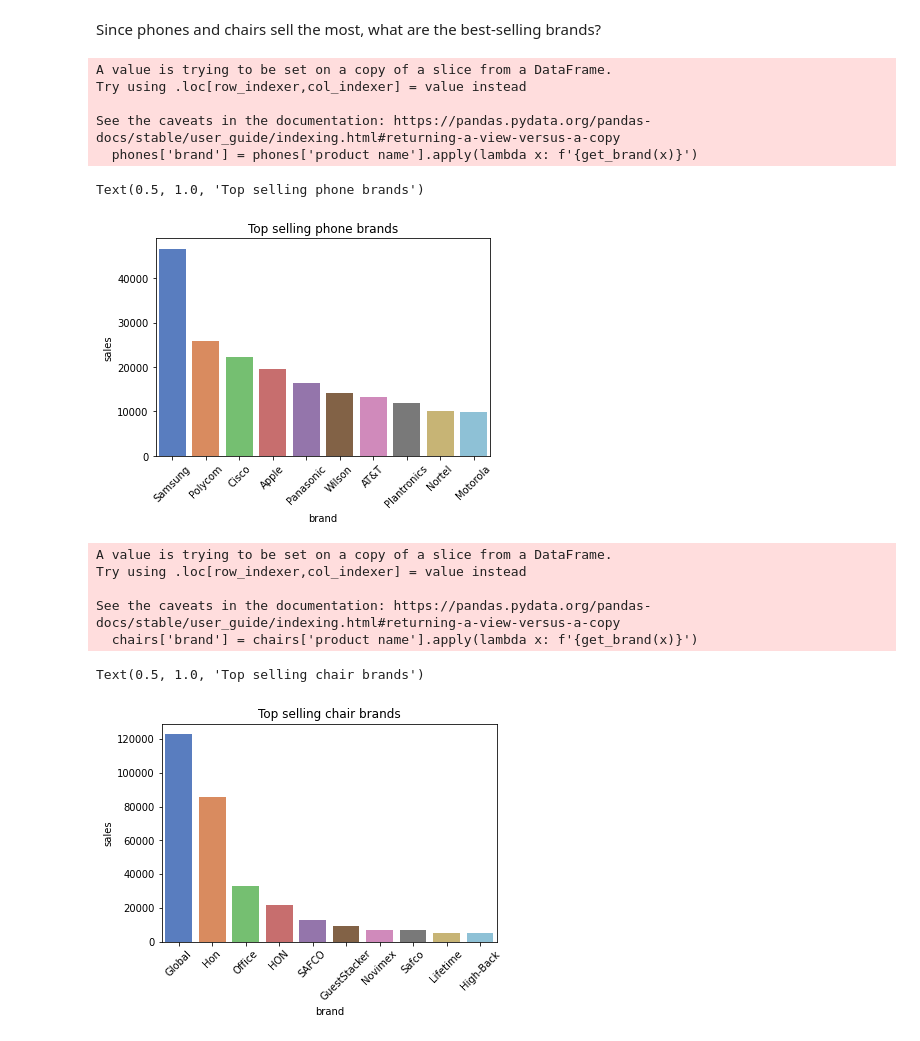
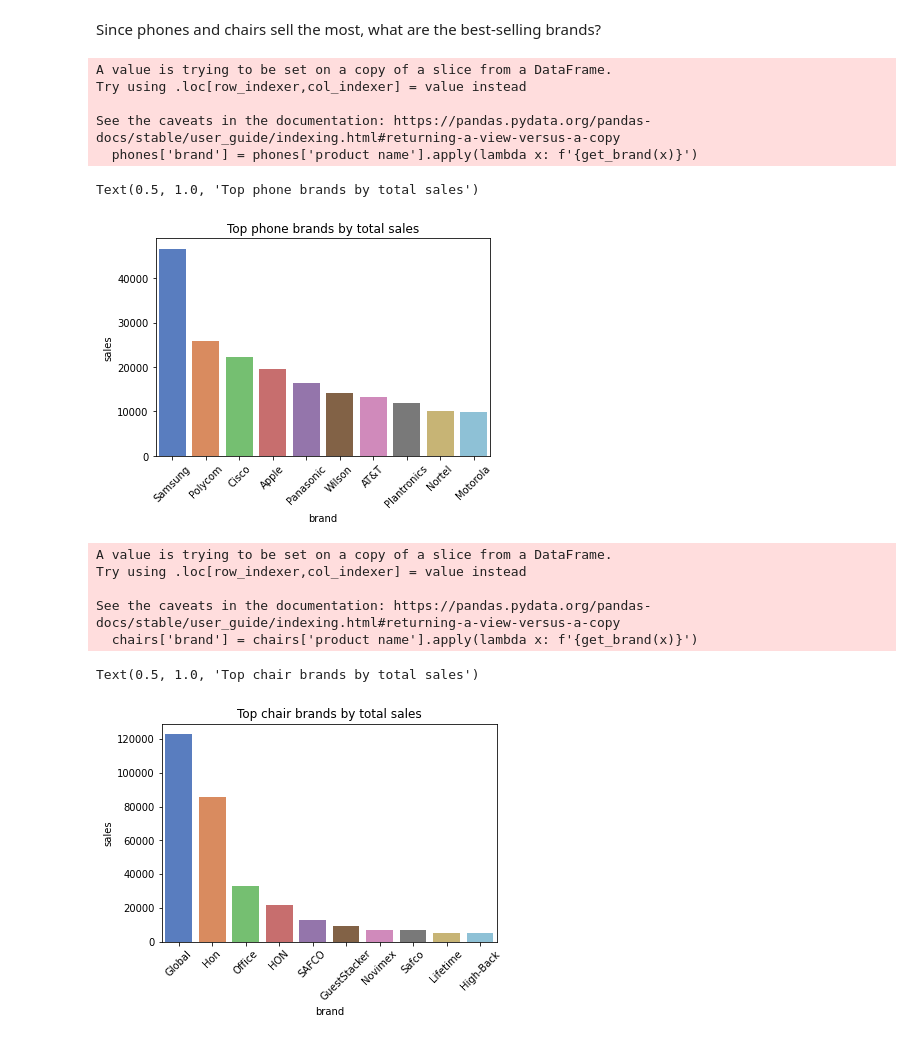
Before and after one commit to artemedius/repo, a Jupyter notebook: superstore.ipynb, the cells around one changed output. Cells and saved outputs as stored; diff of their text form; code cells hidden in the pictures.

```diff
--- a/superstore.ipynb
+++ b/superstore.ipynb
@@ -55,26 +60,25 @@ Since phones and chairs sell the most, what are the best-selling brands?
 # %%
 phones = df.loc[df['sub-category'] == 'Phones']
 
 def get_brand(x):
     return x.split(' ')[0].strip(' ')
 phones['brand'] = phones['product name'].apply(lambda x: f'{get_brand(x)}')
 brands = pd.DataFrame(phones.groupby('brand')['sales'].sum()).reset_index()
 brandshort = brands.sort_values(by='sales', ascending=False)[0:10]
 brandshort['percent'] = brandshort['sales']/brandshort['sales'].sum()
 
-
 #top-selling brands barchart
 ax = sns.barplot(x='brand', y='sales', data=brandshort, palette=palette)
 ax = ax.tick_params(axis='x', rotation=45)
-plt.title('Top selling phone brands')
+plt.title('Top phone brands by total sales')
 # %% [output]
 A value is trying to be set on a copy of a slice from a DataFrame.
 Try using .loc[row_indexer,col_indexer] = value instead
 
 See the caveats in the documentation: https://pandas.pydata.org/pandas-docs/stable/user_guide/indexing.html#returning-a-view-versus-a-copy
   phones['brand'] = phones['product name'].apply(lambda x: f'{get_brand(x)}')
-Text(0.5, 1.0, 'Top selling phone brands')
+Text(0.5, 1.0, 'Top phone brands by total sales')
-[figure, old version]
+[figure, new version]
 # %%
 chairs = df.loc[df['sub-category'] == 'Chairs']
 
@@ -83,16 +87,15 @@ brands = pd.DataFrame(chairs.groupby('brand')['sales'].sum()).reset_index()
 brandshort = brands.sort_values(by='sales', ascending=False)[0:10]
 brandshort['percent'] = brandshort['sales']/brandshort['sales'].sum()
 
-
 #top-selling brands barchart
 ax = sns.barplot(x='brand', y='sales', data=brandshort, palette=palette)
 ax = ax.tick_params(axis='x', rotation=45)
-plt.title('Top selling chair brands')
+plt.title('Top chair brands by total sales')
 # %% [output]
 A value is trying to be set on a copy of a slice from a DataFrame.
 Try using .loc[row_indexer,col_indexer] = value instead
 
 See the caveats in the documentation: https://pandas.pydata.org/pandas-docs/stable/user_guide/indexing.html#returning-a-view-versus-a-copy
   chairs['brand'] = chairs['product name'].apply(lambda x: f'{get_brand(x)}')
-Text(0.5, 1.0, 'Top selling chair brands')
+Text(0.5, 1.0, 'Top chair brands by total sales')
-[figure, old version]
+[figure, new version]
```
Also changed, not shown: parts of 10 cells of this notebook.
